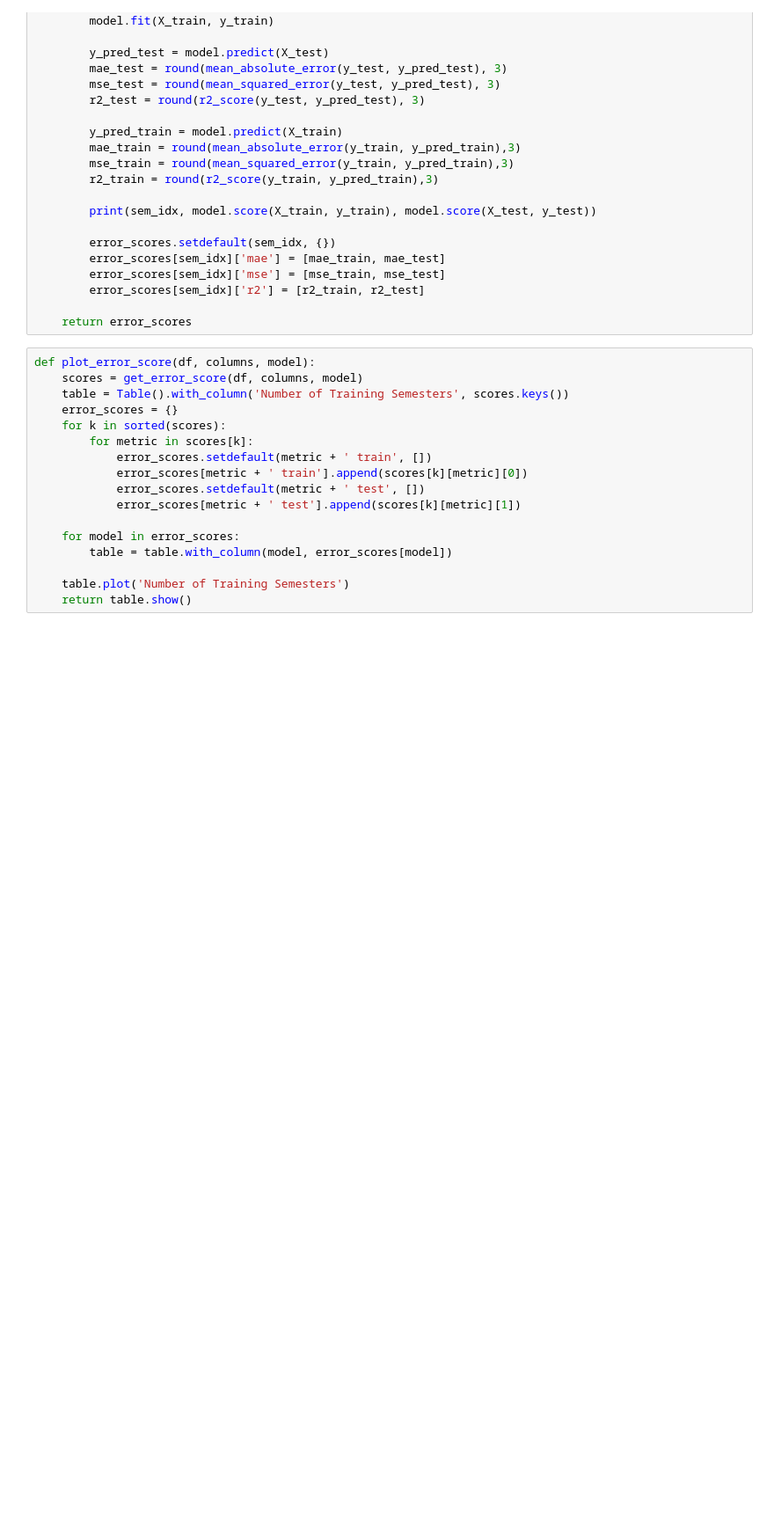
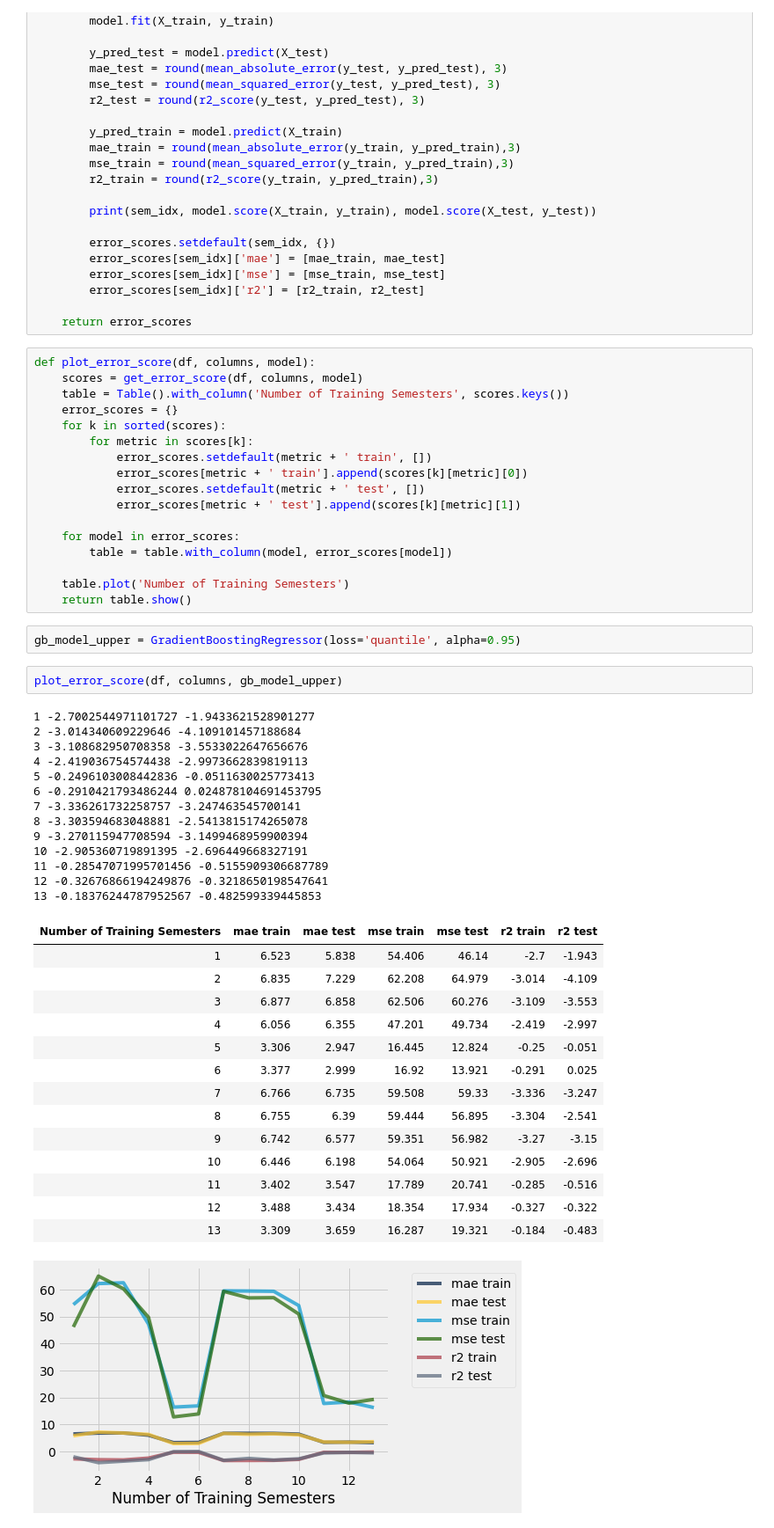
Before and after one commit to ali0jn/Smart-Advisor, a Jupyter notebook: data_mining/Ensemble Models/Gradient Boosting Regressor.ipynb, the cells around one changed output. Shown at 88% size. Cells and saved outputs as stored; diff of their text form; blank space fills up the shorter version.

Commit message:
added prediction models

```diff
--- a/data_mining/Ensemble Models/Gradient Boosting Regressor.ipynb
+++ b/data_mining/Ensemble Models/Gradient Boosting Regressor.ipynb
@@ -181,3 +182,36 @@ def plot_error_score(df, columns, model):
 
     table.plot('Number of Training Semesters')
     return table.show()
+# %%
+gb_model_upper = GradientBoostingRegressor(loss='quantile', alpha=0.95)
+# %%
+plot_error_score(df, columns, gb_model_upper)
+# %% [output]
+1 -2.7002544971101727 -1.9433621528901277
+2 -3.014340609229646 -4.109101457188684
+3 -3.108682950708358 -3.5533022647656676
+4 -2.419036754574438 -2.9973662839819113
+5 -0.2496103008442836 -0.0511630025773413
+6 -0.2910421793486244 0.024878104691453795
+7 -3.336261732258757 -3.247463545700141
+8 -3.303594683048881 -2.5413815174265078
+9 -3.270115947708594 -3.1499468959900394
+10 -2.905360719891395 -2.696449668327191
+11 -0.28547071995701456 -0.5155909306687789
+12 -0.32676866194249876 -0.3218650198547641
+13 -0.18376244787952567 -0.482599339445853
+| Number of Training Semesters | mae train | mae test | mse train | mse test | r2 train | r2 test |
+| 1 | 6.523 | 5.838 | 54.406 | 46.14 | -2.7 | -1.943 |
+| 2 | 6.835 | 7.229 | 62.208 | 64.979 | -3.014 | -4.109 |
+| 3 | 6.877 | 6.858 | 62.506 | 60.276 | -3.109 | -3.553 |
+| 4 | 6.056 | 6.355 | 47.201 | 49.734 | -2.419 | -2.997 |
+| 5 | 3.306 | 2.947 | 16.445 | 12.824 | -0.25 | -0.051 |
+| 6 | 3.377 | 2.999 | 16.92 | 13.921 | -0.291 | 0.025 |
+| 7 | 6.766 | 6.735 | 59.508 | 59.33 | -3.336 | -3.247 |
+| 8 | 6.755 | 6.39 | 59.444 | 56.895 | -3.304 | -2.541 |
+| 9 | 6.742 | 6.577 | 59.351 | 56.982 | -3.27 | -3.15 |
+| 10 | 6.446 | 6.198 | 54.064 | 50.921 | -2.905 | -2.696 |
+| 11 | 3.402 | 3.547 | 17.789 | 20.741 | -0.285 | -0.516 |
+| 12 | 3.488 | 3.434 | 18.354 | 17.934 | -0.327 | -0.322 |
+| 13 | 3.309 | 3.659 | 16.287 | 19.321 | -0.184 | -0.483 |
+[figure, added]
```
Also changed, not shown: parts of 10 cells of this notebook, 23 other files.
